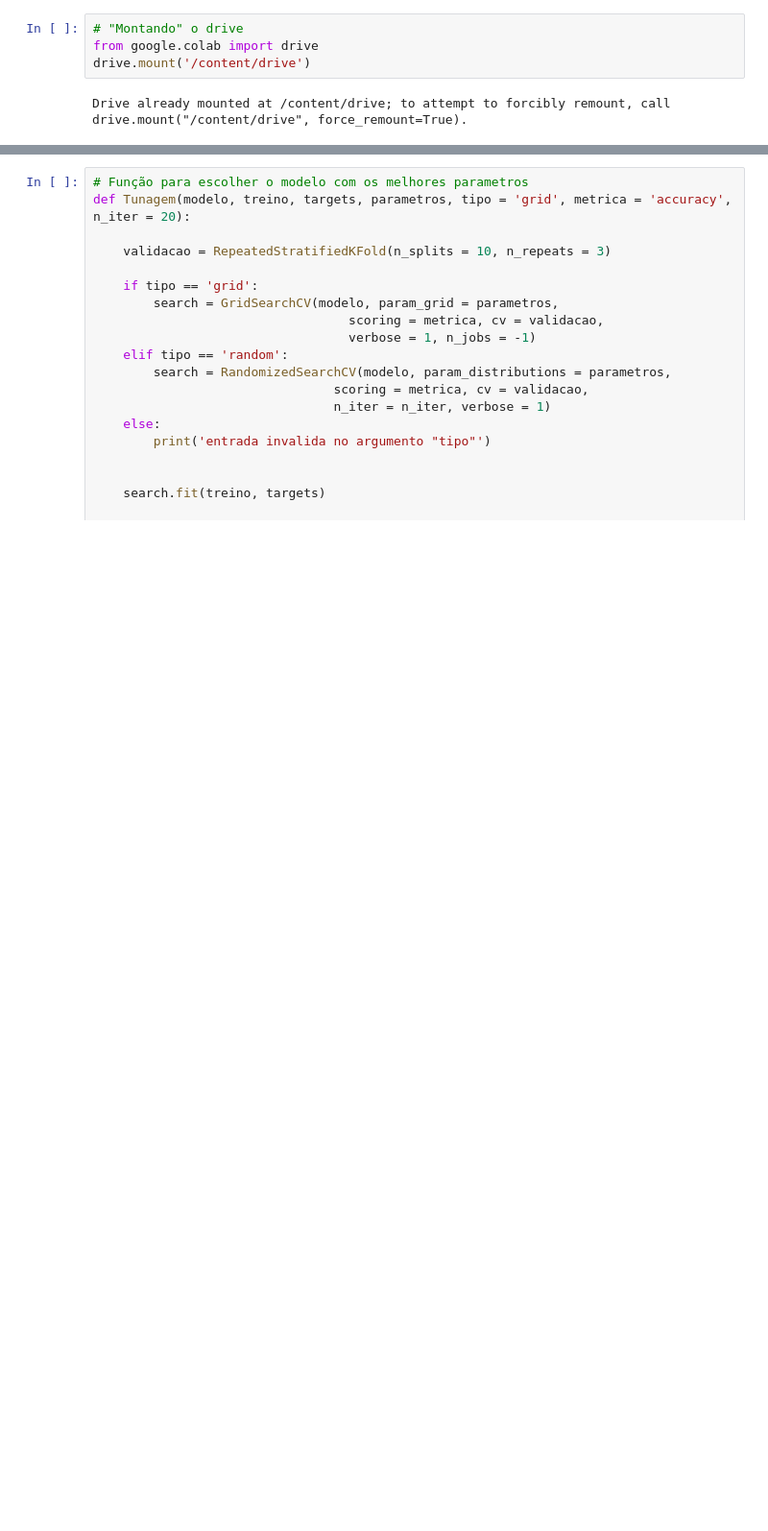
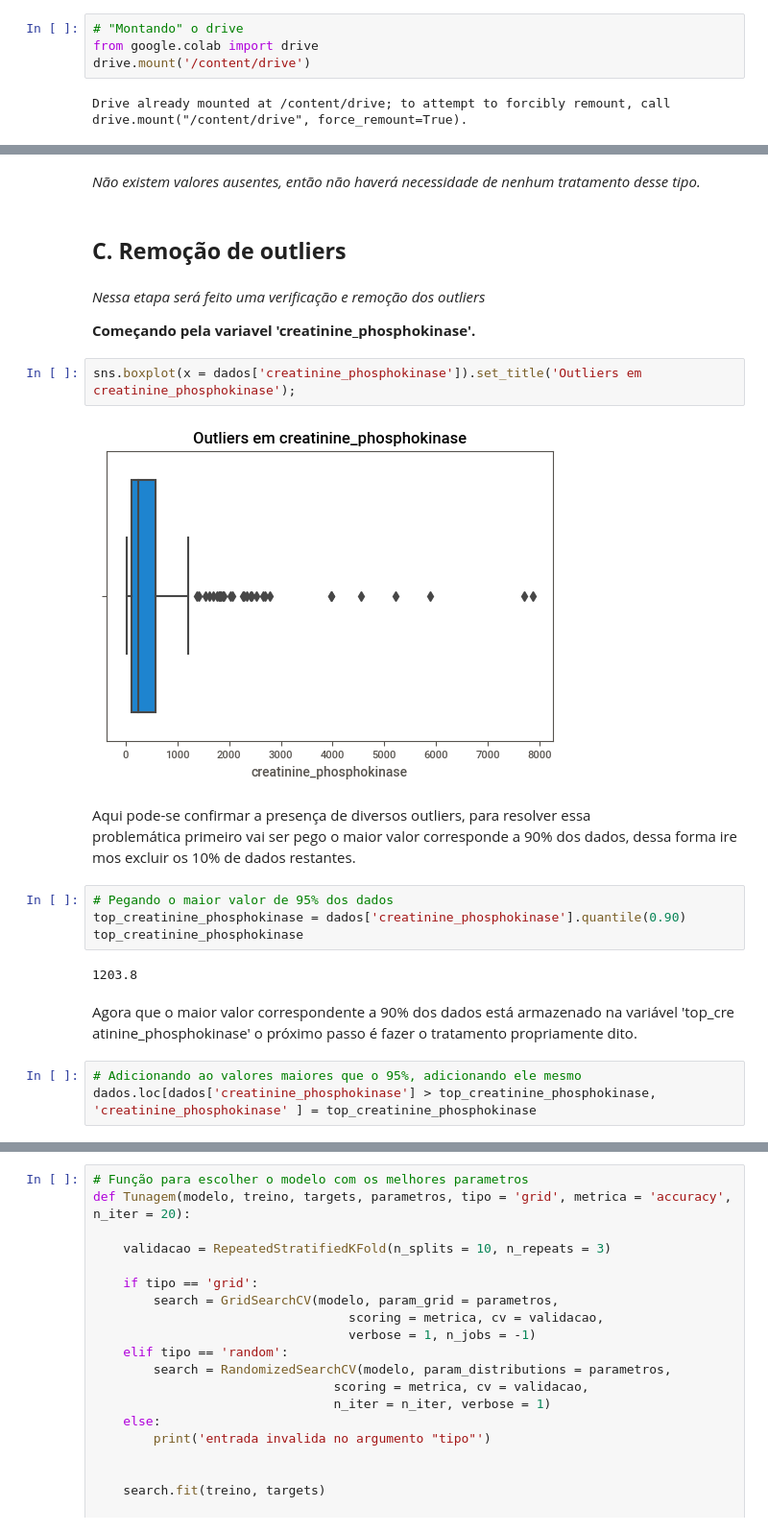
Before and after one commit to JosenildoJunior/Heart_failure_prediction, a Jupyter notebook: Heart_failure_prediction.ipynb, the cells around one changed output, grey strips where cells are left out. Shown at 96% size. Cells and saved outputs as stored; diff of their text form; blank space fills up the shorter version.

```diff
--- a/Heart_failure_prediction.ipynb
+++ b/Heart_failure_prediction.ipynb
@@ -550,0 +312,25 @@ Rodando modelo: Random Forest (arvs = 150, prof = 7)
+# %% [markdown]
+*Não existem valores ausentes, então não haverá necessidade de nenhum tratamento desse tipo.*
+# %% [markdown]
+## **C. Remoção de outliers**
+# %% [markdown]
+*Nessa etapa será feito uma verificação e remoção dos outliers*
+
+**Começando pela variavel 'creatinine_phosphokinase'.**
+# %%
+sns.boxplot(x = dados['creatinine_phosphokinase']).set_title('Outliers em creatinine_phosphokinase');
+# %% [output]
+[figure, added]
+# %% [markdown]
+Aqui pode-se confirmar a presença de diversos outliers, para resolver essa problemática primeiro vai ser pego o maior valor corresponde a 90% dos dados, dessa forma iremos excluir os 10% de dados restantes.
+# %%
+# Pegando o maior valor de 95% dos dados
+top_creatinine_phosphokinase = dados['creatinine_phosphokinase'].quantile(0.90)
+top_creatinine_phosphokinase
+# %% [output]
+1203.8
+# %% [markdown]
+Agora que o maior valor correspondente a 90% dos dados está armazenado na variável 'top_creatinine_phosphokinase' o próximo passo é fazer o tratamento propriamente dito.
+# %%
+# Adicionando ao valores maiores que o 95%, adicionando ele mesmo
+dados.loc[dados['creatinine_phosphokinase'] > top_creatinine_phosphokinase, 'creatinine_phosphokinase' ] = top_creatinine_phosphokinase
```
Also changed, not shown: parts of 192 cells of this notebook.
